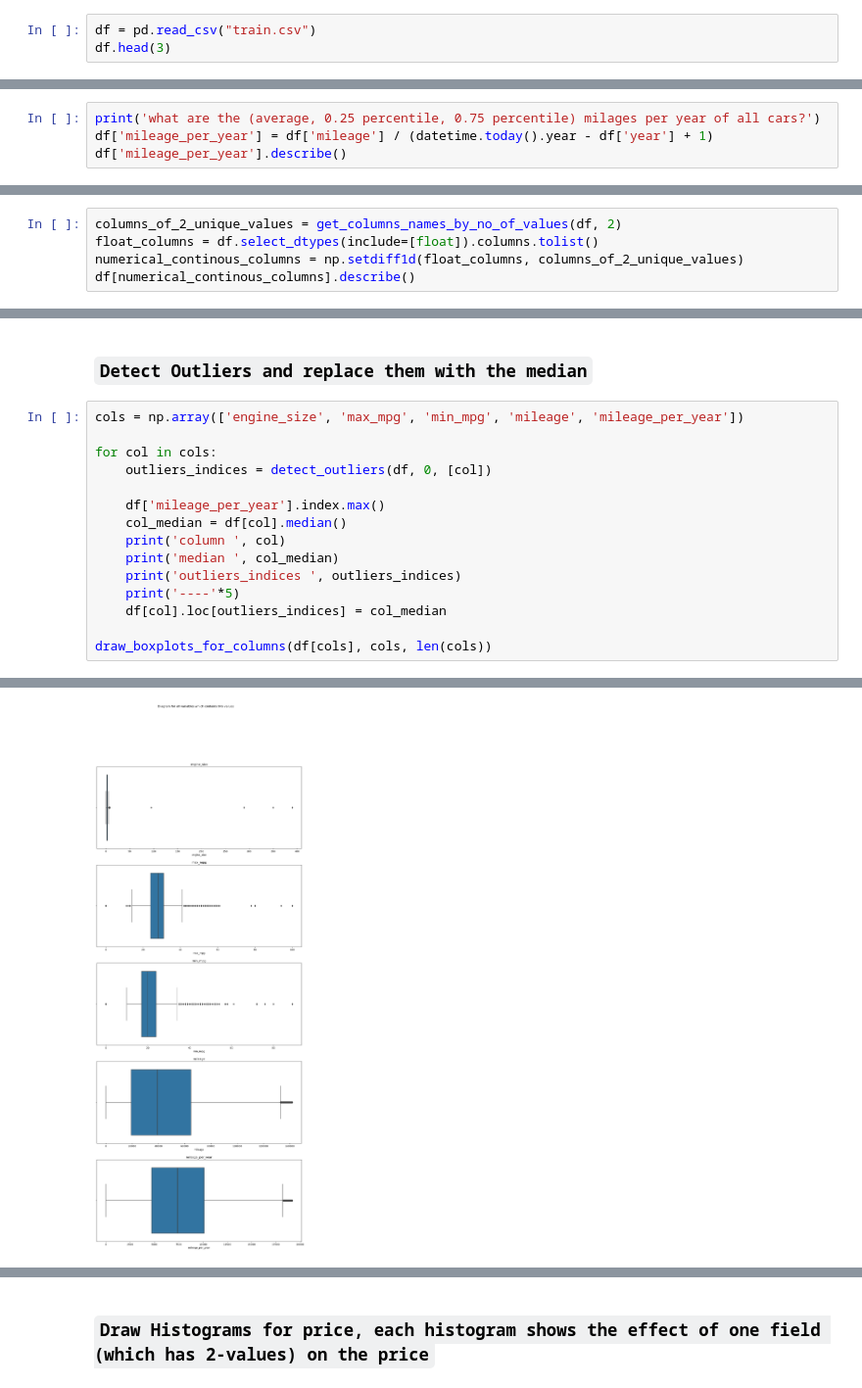
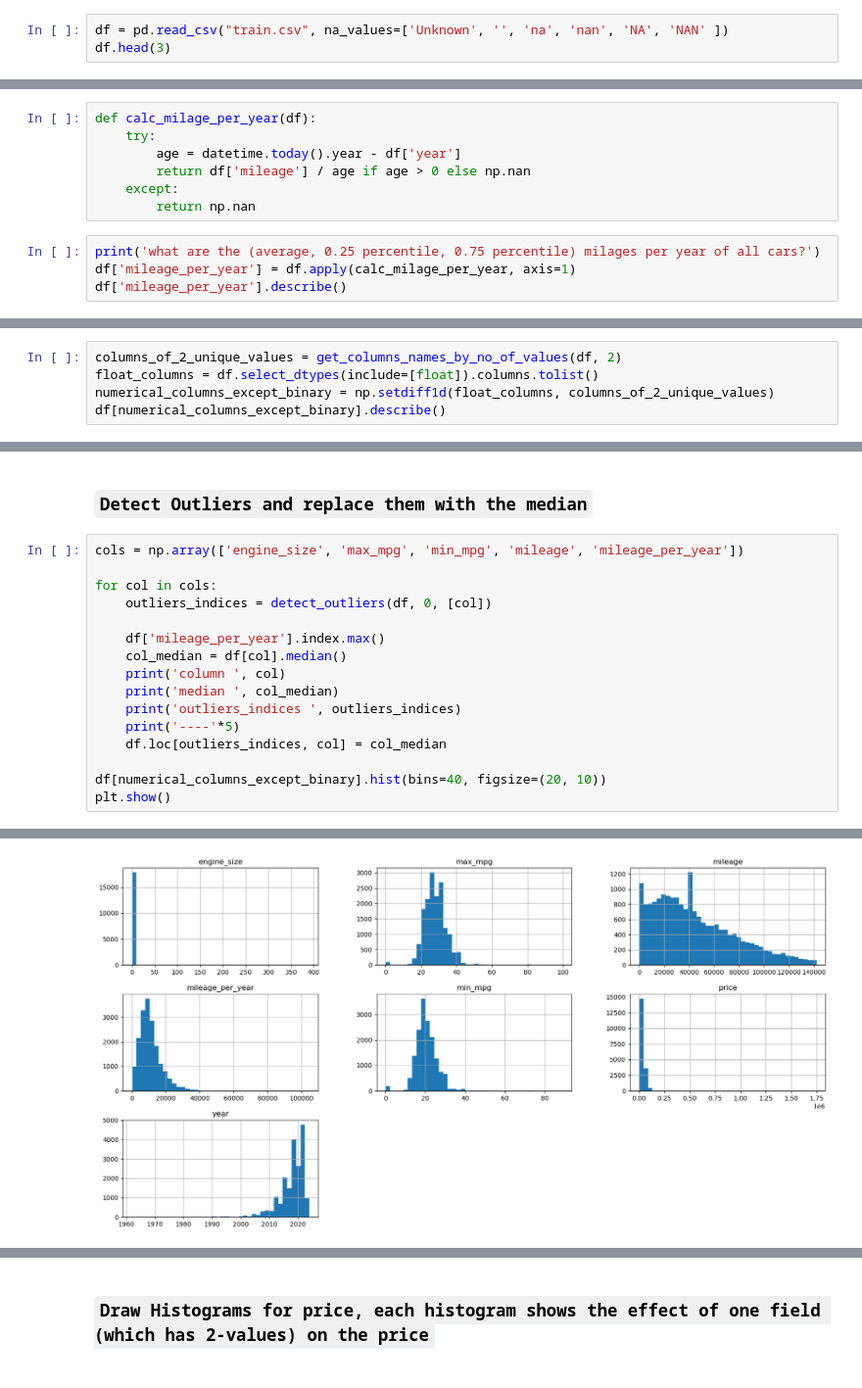
Before and after one commit to aahmedsherif/MachineLearning-UsedCars, a Jupyter notebook: mid-project-used-cars.ipynb, the cells around one changed output, grey strips where cells are left out. Shown at 98% size. Drawn from its saved outputs; the diff is of its cells as text.

```diff
--- a/mid-project-used-cars.ipynb
+++ b/mid-project-used-cars.ipynb
@@ -77,7 +77,7 @@ from datasist.structdata import detect_outliers
 # %% [markdown]
 ### `Read Dataset`
 # %%
-df = pd.read_csv("train.csv")
+df = pd.read_csv("train.csv", na_values=['Unknown', '', 'na', 'nan', 'NA', 'NAN' ])
 df.head(3)
 # %% [output]
 |  | brand | model | year | mileage | engine | engine_size | transmission | automatic_transmission | ... |
@@ -440,9 +459,16 @@ max-cars-sold    year            brands
 1.0              1962.0          ['Jaguar']
 # %% [markdown]
 ### `Print the (average, 0.25 percentile, 0.75 percentile) milages per year of all cars`
+# %%
+def calc_milage_per_year(df):
+    try:
+        age = datetime.today().year - df['year']
+        return df['mileage'] / age if age > 0 else np.nan
+    except:
+        return np.nan
 # %%
 print('what are the (average, 0.25 percentile, 0.75 percentile) milages per year of all cars?')
-df['mileage_per_year'] = df['mileage'] / (datetime.today().year - df['year'] + 1)
+df['mileage_per_year'] = df.apply(calc_milage_per_year, axis=1)
 df['mileage_per_year'].describe()
 # %% [output]
 what are the (average, 0.25 percentile, 0.75 percentile) milages per year of all cars?
@@ -650,7 +676,7 @@ From the previous graph, it is logical to understand that if the number of cars
 # %%
 columns_of_2_unique_values = get_columns_names_by_no_of_values(df, 2)
 float_columns = df.select_dtypes(include=[float]).columns.tolist()
-numerical_continous_columns = np.setdiff1d(float_columns, columns_of_2_unique_values)
-df[numerical_continous_columns].describe()
+numerical_columns_except_binary = np.setdiff1d(float_columns, columns_of_2_unique_values)
+df[numerical_columns_except_binary].describe()
 # %% [output]
 |  | engine_size | max_mpg | mileage | mileage_per_year | min_mpg | price | year |
@@ -696,9 +707,10 @@ for col in cols:
     print('median ', col_median)
     print('outliers_indices ', outliers_indices)
     print('----'*5)
-    df[col].loc[outliers_indices] = col_median
+    df.loc[outliers_indices, col] = col_median
 
-draw_boxplots_for_columns(df[cols], cols, len(cols))
+df[numerical_columns_except_binary].hist(bins=40, figsize=(20, 10))
+plt.show()
 # %% [output]
 column  engine_size
 median  2.5
@@ -743 +735 @@ See the caveats in the documentation: https://pandas.pydata.org/pandas-docs/stab
-[figure, old version]
+[figure, new version]
```
Also changed, not shown: parts of 35 cells of this notebook.
